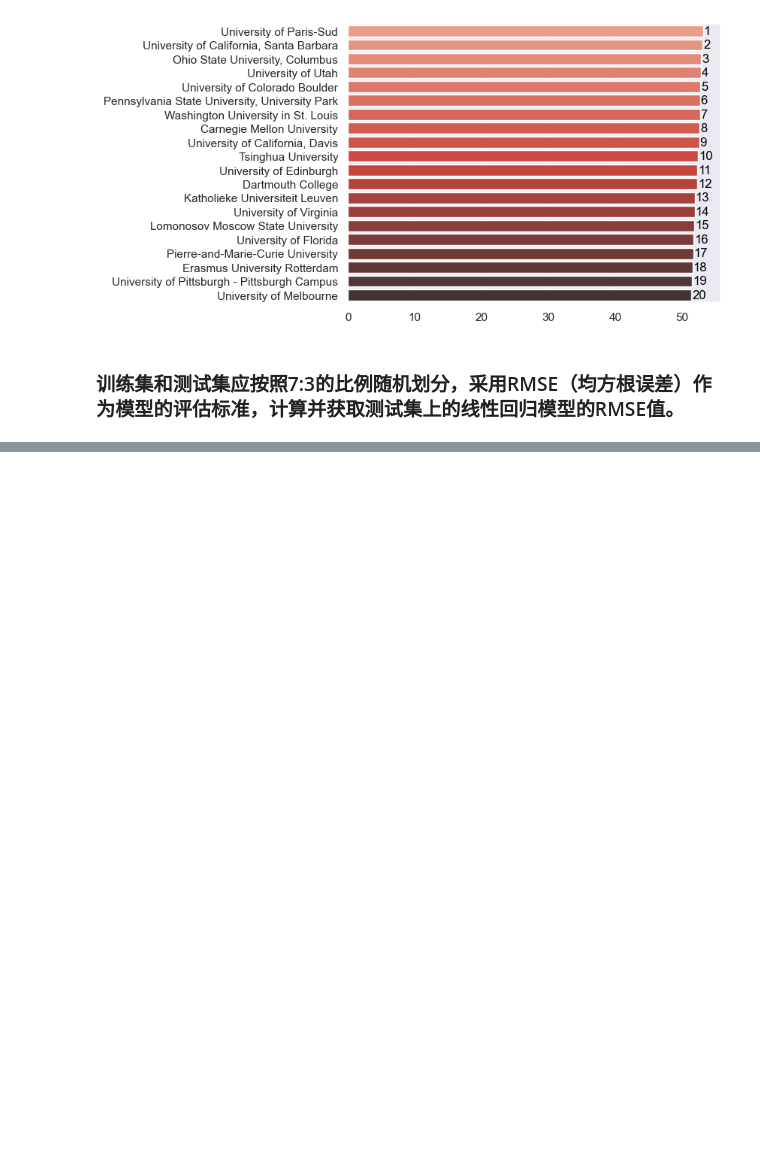
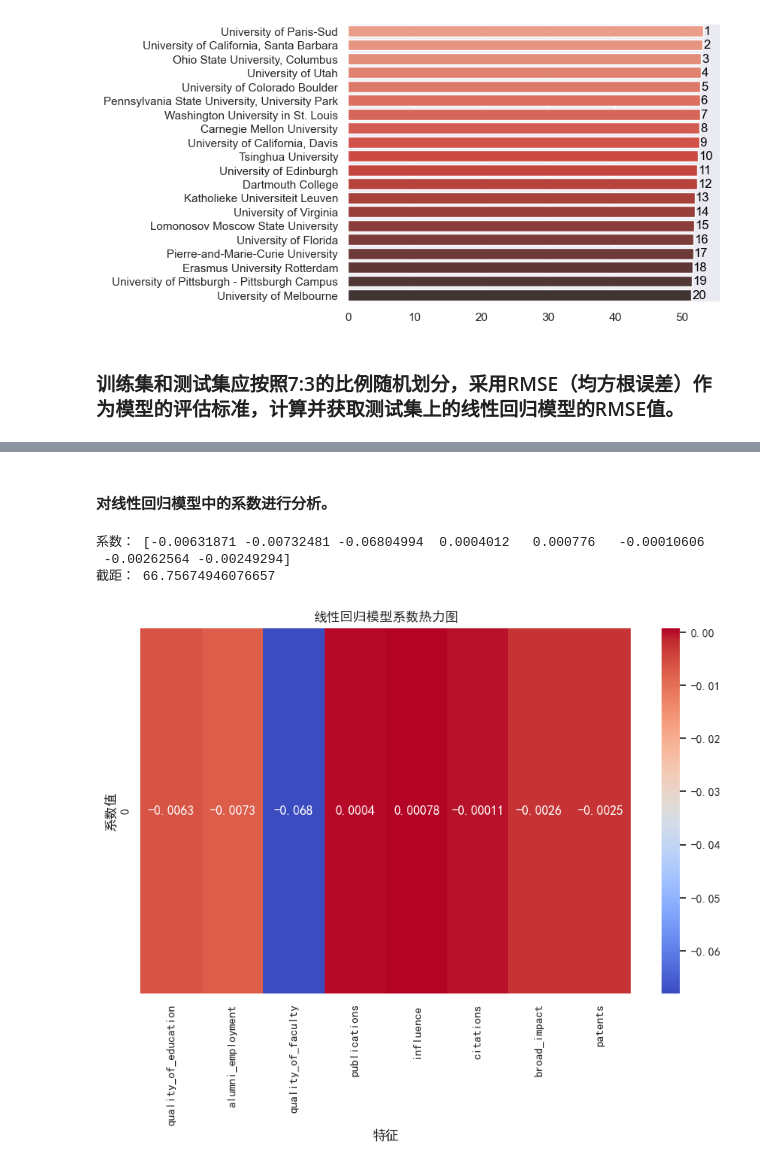
Before and after one commit to 155469wxh/AI, a Jupyter notebook: 基于回归分析的大学综合得分预测/mycode.ipynb, the cells around one changed output, grey strips where cells are left out. Drawn from its saved outputs; the diff is of its cells as text; code cells hidden in the pictures; blank space fills up the shorter version.

```diff
--- a/基于回归分析的大学综合得分预测/mycode.ipynb
+++ b/基于回归分析的大学综合得分预测/mycode.ipynb
@@ -175,0 +177,29 @@ ValueError: Found input variables with inconsistent numbers of samples: [0, 199]
+# %% [markdown]
+#### 对线性回归模型中的系数进行分析。
+# %%
+# 获取线性回归模型的系数
+coefficients = model.coef_
+
+# 获取线性回归模型的截距
+intercept = model.intercept_
+
+# 打印系数和截距
+print("系数：", coefficients)
+print("截距：", intercept)
+# %% [output]
+系数： [-0.00631871 -0.00732481 -0.06804994  0.0004012   0.000776   -0.00010606
+ -0.00262564 -0.00249294]
+截距： 66.75674946076657
+# %%
+# 获取特征的名称
+feature_names = X.columns
+
+# 创建热力图
+plt.figure(figsize=(10, 6))
+sns.heatmap(coefficients.reshape(1, -1), annot=True, cmap='coolwarm', xticklabels=feature_names)
+plt.title('线性回归模型系数热力图')
+plt.xlabel('特征')
+plt.ylabel('系数值')
+plt.show()
+# %% [output]
+[figure, added]
```
Also changed, not shown: parts of 8 cells of this notebook, 2 other files.
